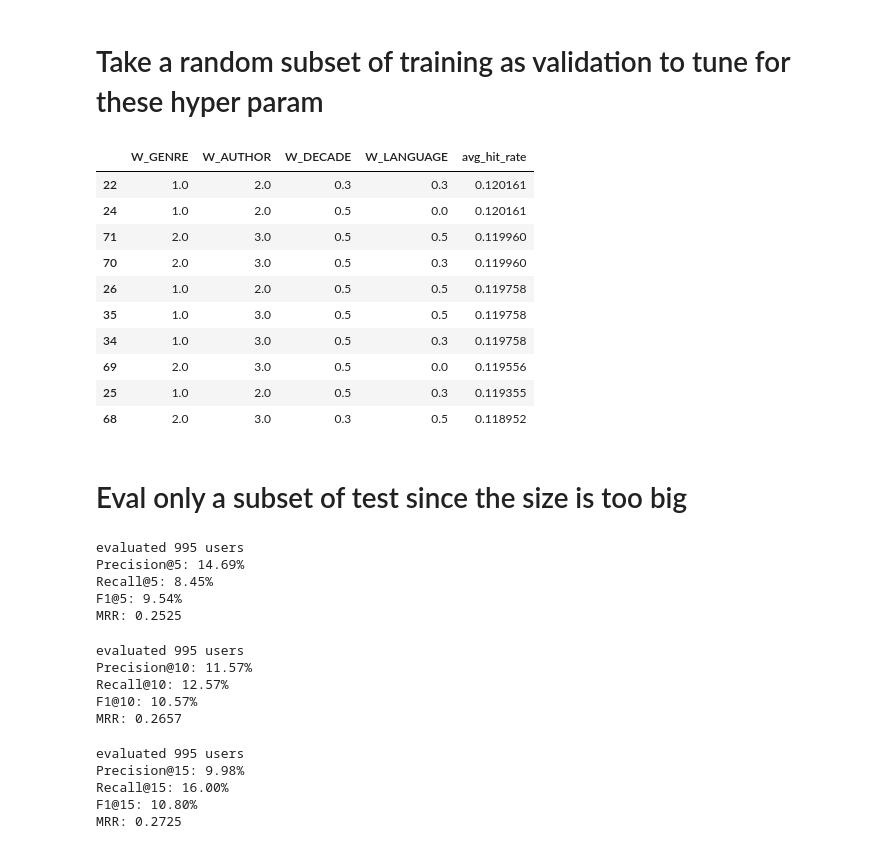
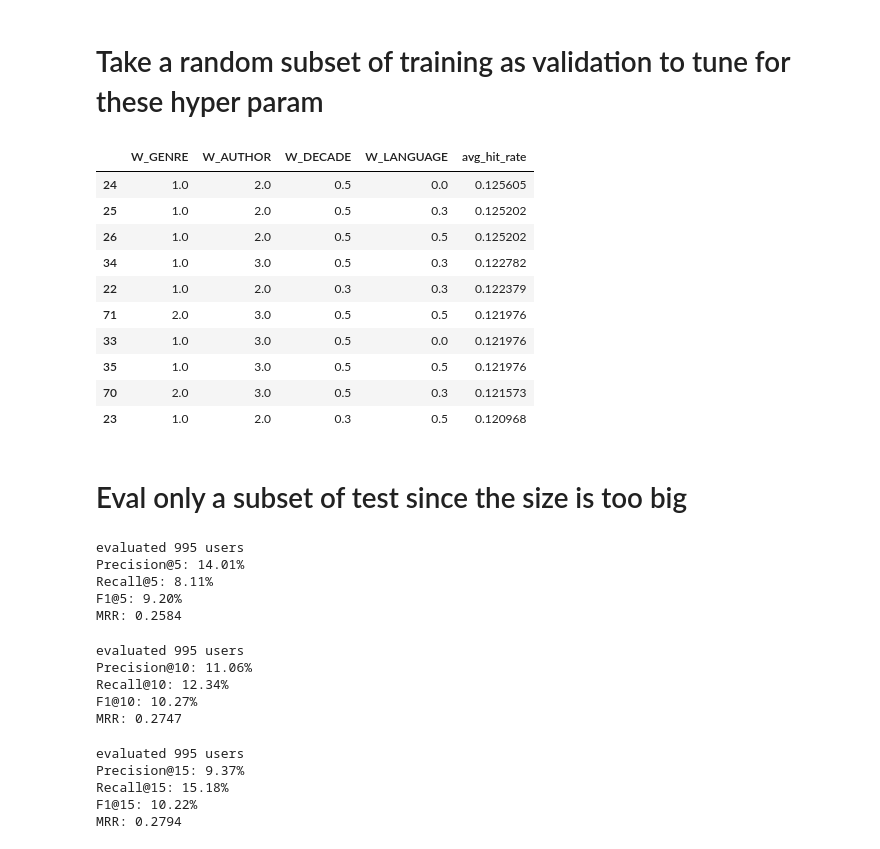
Before and after one commit to CMPE-257-JC/recommender-systems-project, a Jupyter notebook: notebooks/Content_Based_Filtering.ipynb, the cells around one changed output. Saved outputs shown, nothing was run; the diff lists cells and outputs as text; code cells hidden in the pictures.

```diff
--- a/notebooks/Content_Based_Filtering.ipynb
+++ b/notebooks/Content_Based_Filtering.ipynb
@@ -248,7 +218,7 @@ title_genre_counts = (
     .reset_index()
 )
 # %%
-n = 5
+n = 9
 
 top_n_genres = (
     title_genre_counts
@@ -627,7 +603,7 @@ ratings_train[ratings_train['user_id'] == sample_user]
 # %%
 weight_grid = {
     'W_GENRE':    [1.0, 2.0, 3.0],
-    'W_AUTHOR':   [0.5, 1.0, 2.0, 3.0],
+    'W_AUTHOR':   [1.0, 2.0, 3.0],
     'W_DECADE':   [0.0, 0.3, 0.5],
     'W_LANGUAGE': [0.0, 0.3, 0.5],
 }
@@ -640,40 +616,40 @@ results = []
 for w_genre, w_author, w_decade, w_lang in itertools.product(
     weight_grid['W_GENRE'], weight_grid['W_AUTHOR'], weight_grid['W_DECADE'], weight_grid['W_LANGUAGE']
 ):
     feature_matrix = sparse.hstack([
         genre_matrix * w_genre,
         author_matrix * w_author,
         decade_matrix * w_decade,
         lang_matrix * w_lang,
     ]).tocsr()
 
     id_to_row = {bid: i for i, bid in enumerate(genre_combined_full.index)}
 
     hit_rates = []
     for user_id in eval_sample:
         recommendations = recommend_likes_only(user_id, n=10)  # uses feature_matrix/id_to_row from closure
         if recommendations.empty:
             continue
         user_test_ids = set(ratings_test[ratings_test['user_id'] == user_id]['canonical_id'])
         if not user_test_ids:
             continue
         hits = recommendations['canonical_id'].isin(user_test_ids).sum()
         hit_rates.append(hits / len(recommendations))
 
     avg_hit_rate = sum(hit_rates) / len(hit_rates) if hit_rates else 0
     results.append({'W_GENRE': w_genre, 'W_AUTHOR': w_author, 'W_DECADE': w_decade, 'W_LANGUAGE': w_lang, 'avg_hit_rate': avg_hit_rate})
 
 results_df = pd.DataFrame(results).sort_values('avg_hit_rate', ascending=False)
 results_df.head(10)
 # %% [output]
 |  | W_GENRE | W_AUTHOR | W_DECADE | W_LANGUAGE | avg_hit_rate |
-| 22 | 1.0 | 2.0 | 0.3 | 0.3 | 0.120161 |
-| 24 | 1.0 | 2.0 | 0.5 | 0.0 | 0.120161 |
-| 71 | 2.0 | 3.0 | 0.5 | 0.5 | 0.119960 |
-| 70 | 2.0 | 3.0 | 0.5 | 0.3 | 0.119960 |
-| 26 | 1.0 | 2.0 | 0.5 | 0.5 | 0.119758 |
-| 35 | 1.0 | 3.0 | 0.5 | 0.5 | 0.119758 |
-| 34 | 1.0 | 3.0 | 0.5 | 0.3 | 0.119758 |
-| 69 | 2.0 | 3.0 | 0.5 | 0.0 | 0.119556 |
-| 25 | 1.0 | 2.0 | 0.5 | 0.3 | 0.119355 |
-| 68 | 2.0 | 3.0 | 0.3 | 0.5 | 0.118952 |
+| 24 | 1.0 | 2.0 | 0.5 | 0.0 | 0.125605 |
+| 25 | 1.0 | 2.0 | 0.5 | 0.3 | 0.125202 |
+| 26 | 1.0 | 2.0 | 0.5 | 0.5 | 0.125202 |
+| 34 | 1.0 | 3.0 | 0.5 | 0.3 | 0.122782 |
+| 22 | 1.0 | 2.0 | 0.3 | 0.3 | 0.122379 |
+| 71 | 2.0 | 3.0 | 0.5 | 0.5 | 0.121976 |
+| 33 | 1.0 | 3.0 | 0.5 | 0.0 | 0.121976 |
+| 35 | 1.0 | 3.0 | 0.5 | 0.5 | 0.121976 |
+| 70 | 2.0 | 3.0 | 0.5 | 0.3 | 0.121573 |
+| 23 | 1.0 | 2.0 | 0.3 | 0.5 | 0.120968 |
@@ -687,7 +670,11 @@ random.seed(42)
 sample_size = 1000
 eval_sample = random.sample(list(eval_users), min(sample_size, len(eval_users)))
 
-precisions, recalls, f1s, reciprocal_ranks = [], [], [], []
+precisions= []
+recalls = []
+f1s = []
+reciprocal_ranks = []
+
 
 for user_id in eval_sample:
     recommendations = recommend_likes_only(user_id, n=k)
@@ -732,10 +719,10 @@ print(f"F1@{k}: {avg_f1_at_k:.2%}")
 print(f"MRR: {mrr:.4f}")
 # %% [output]
 evaluated 995 users
-Precision@5: 14.69%
-Recall@5: 8.45%
-F1@5: 9.54%
-MRR: 0.2525
+Precision@5: 14.01%
+Recall@5: 8.11%
+F1@5: 9.20%
+MRR: 0.2584
 # %%
 eval_users = ratings_train['user_id'].unique()
 k = 10
@@ -744,7 +731,10 @@ random.seed(42)
 sample_size = 1000
 eval_sample = random.sample(list(eval_users), min(sample_size, len(eval_users)))
 
-precisions, recalls, f1s, reciprocal_ranks = [], [], [], []
+precisions= []
+recalls = []
+f1s = []
+reciprocal_ranks = []
 
 for user_id in eval_sample:
     recommendations = recommend_likes_only(user_id, n=k)
@@ -789,10 +779,10 @@ print(f"F1@{k}: {avg_f1_at_k:.2%}")
 print(f"MRR: {mrr:.4f}")
 # %% [output]
 evaluated 995 users
-Precision@10: 11.57%
-Recall@10: 12.57%
-F1@10: 10.57%
-MRR: 0.2657
+Precision@10: 11.06%
+Recall@10: 12.34%
+F1@10: 10.27%
+MRR: 0.2747
 # %%
 eval_users = ratings_train['user_id'].unique()
 k = 15
@@ -801,8 +791,10 @@ random.seed(42)
 sample_size = 1000
 eval_sample = random.sample(list(eval_users), min(sample_size, len(eval_users)))
 
-precisions, recalls, f1s, reciprocal_ranks = [], [], [], []
-
+precisions= []
+recalls = []
+f1s = []
+reciprocal_ranks = []
 for user_id in eval_sample:
     recommendations = recommend_likes_only(user_id, n=k)
     if recommendations.empty:
@@ -846,7 +838,7 @@ print(f"F1@{k}: {avg_f1_at_k:.2%}")
 print(f"MRR: {mrr:.4f}")
 # %% [output]
 evaluated 995 users
-Precision@15: 9.98%
-Recall@15: 16.00%
-F1@15: 10.80%
-MRR: 0.2725
+Precision@15: 9.37%
+Recall@15: 15.18%
+F1@15: 10.22%
+MRR: 0.2794
```
Also changed, not shown: parts of 6 cells of this notebook.
